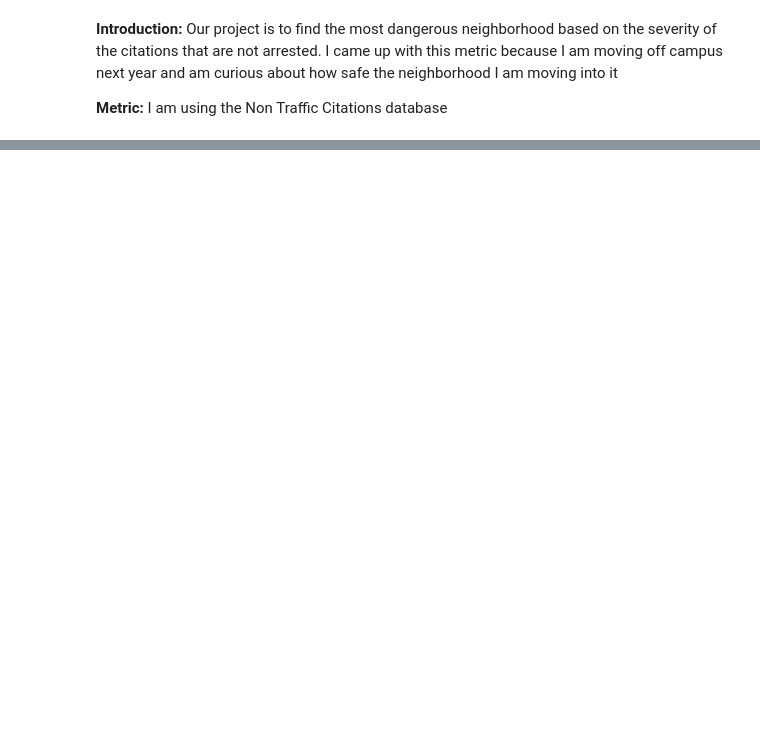
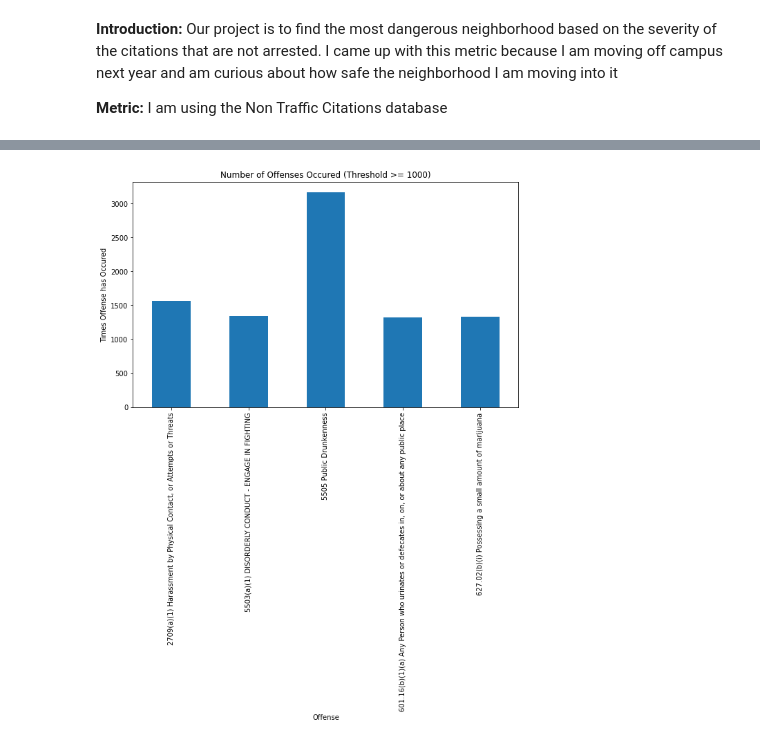
Before and after one commit to grpera16/Final-Project, a Jupyter notebook: Non-Traffic-Citations.ipynb, the cells around one changed output, grey strips where cells are left out. Drawn from its saved outputs; the diff is of its cells as text; code cells hidden in the pictures; blank space fills up the shorter version.

```diff
--- a/Non-Traffic-Citations.ipynb
+++ b/Non-Traffic-Citations.ipynb
@@ -7,6 +7,3 @@ import pandas as pd
 import numpy as np
 %matplotlib inline
 import matplotlib.pyplot as plt
-# %%
-citations = pd.read_csv("Citations.csv", index_col = "_id")
-citations.head(10)
@@ -25,0 +10,18 @@ citations.head(10)
+# %%
+def filter_neighborhood(x, threshold):
+    return (x["NEIGHBORHOOD"].count() >= threshold)
+
+crime_rate = citations.groupby("OFFENSES").filter(filter_neighborhood, threshold=1000)
+
+
+neighborhood_counts = crime_rate.groupby("OFFENSES").size()
+
+plt.figure(figsize=(10, 6))
+neighborhood_counts.plot(kind='bar')
+plt.xlabel('Offense')
+plt.ylabel('Times Offense has Occured')
+plt.title('Number of Offenses Occured (Threshold >= 1000)')
+plt.xticks(rotation=90)
+plt.show()
+# %% [output]
+[figure, added]
```
Also changed, not shown: parts of 2 cells of this notebook, 1 other file.
